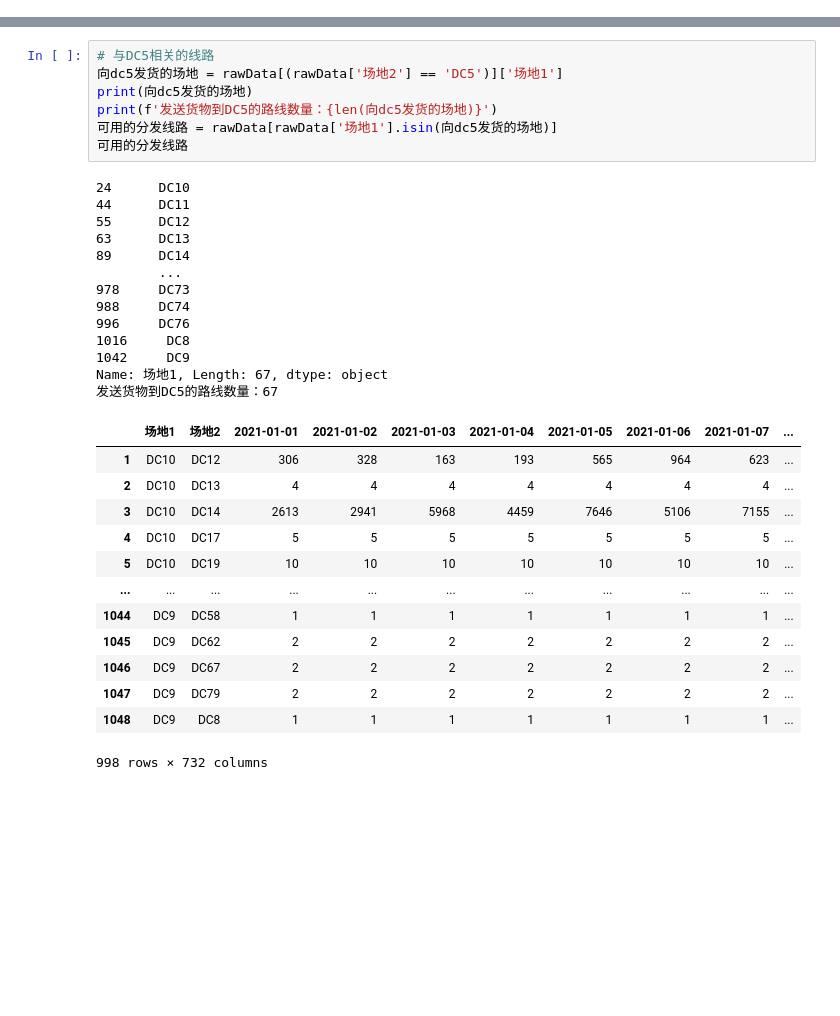
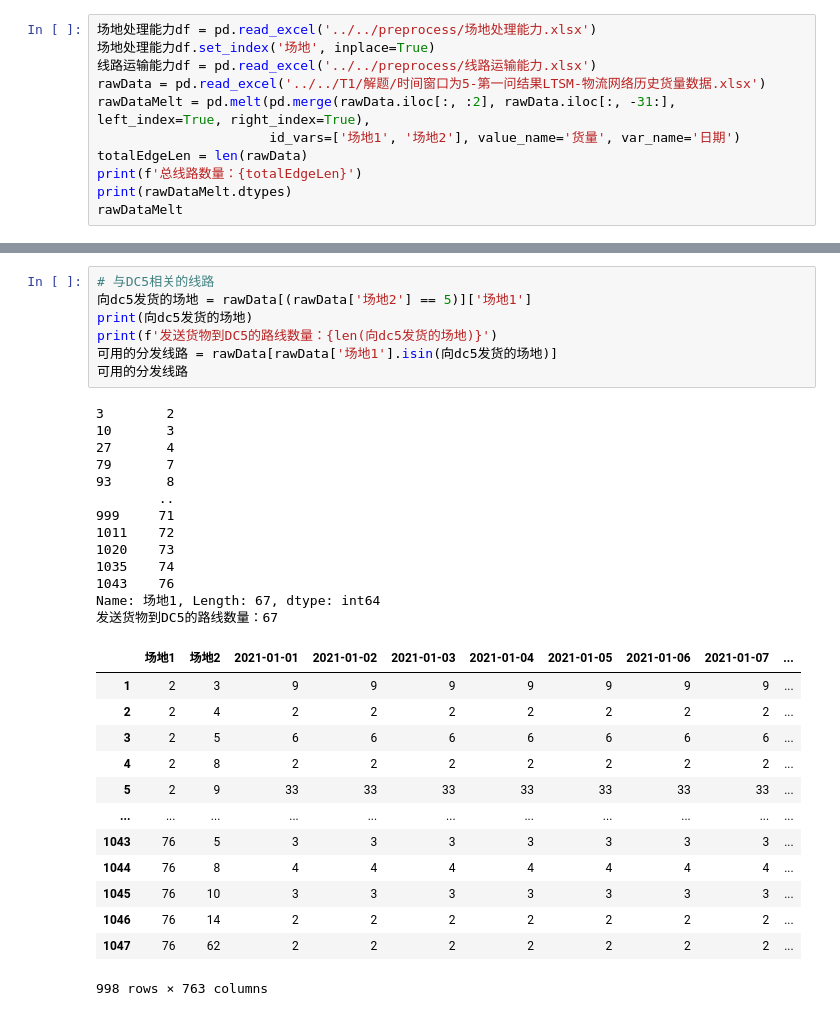
Before and after one commit to james-curtis/2023MathorCup-C, a Jupyter notebook: T2/解题/启发式搜索.ipynb, the cells around one changed output, grey strips where cells are left out. Cells and saved outputs as stored; diff of their text form; blank space fills up the shorter version.

```diff
--- a/T2/解题/启发式搜索.ipynb
+++ b/T2/解题/启发式搜索.ipynb
@@ -8,0 +8,11 @@ rawData = pd.read_excel('../../preprocess/左侧填充-物流网络历史货量
+# %%
+场地处理能力df = pd.read_excel('../../preprocess/场地处理能力.xlsx')
+场地处理能力df.set_index('场地', inplace=True)
+线路运输能力df = pd.read_excel('../../preprocess/线路运输能力.xlsx')
+rawData = pd.read_excel('../../T1/解题/时间窗口为5-第一问结果LTSM-物流网络历史货量数据.xlsx')
+rawDataMelt = pd.melt(pd.merge(rawData.iloc[:, :2], rawData.iloc[:, -31:], left_index=True, right_index=True),
+                      id_vars=['场地1', '场地2'], value_name='货量', var_name='日期')
+totalEdgeLen = len(rawData)
+print(f'总线路数量：{totalEdgeLen}')
+print(rawDataMelt.dtypes)
+rawDataMelt
@@ -9,34 +57,34 @@ rawData = pd.read_excel('../../preprocess/左侧填充-物流网络历史货量
 # %%
 # 与DC5相关的线路
-向dc5发货的场地 = rawData[(rawData['场地2'] == 'DC5')]['场地1']
+向dc5发货的场地 = rawData[(rawData['场地2'] == 5)]['场地1']
 print(向dc5发货的场地)
 print(f'发送货物到DC5的路线数量：{len(向dc5发货的场地)}')
 可用的分发线路 = rawData[rawData['场地1'].isin(向dc5发货的场地)]
 可用的分发线路
 # %% [output]
-24      DC10
-44      DC11
-55      DC12
-63      DC13
-89      DC14
-        ...
-978     DC73
-988     DC74
-996     DC76
-1016     DC8
-1042     DC9
-Name: 场地1, Length: 67, dtype: object
+3        2
+10       3
+27       4
+79       7
+93       8
+        ..
+999     71
+1011    72
+1020    73
+1035    74
+1043    76
+Name: 场地1, Length: 67, dtype: int64
 发送货物到DC5的路线数量：67
 |  | 场地1 | 场地2 | 2021-01-01 | 2021-01-02 | 2021-01-03 | 2021-01-04 | 2021-01-05 | 2021-01-06 | 2021-01-07 | ... |
-| 1 | DC10 | DC12 | 306 | 328 | 163 | 193 | 565 | 964 | 623 | ... |
-| 2 | DC10 | DC13 | 4 | 4 | 4 | 4 | 4 | 4 | 4 | ... |
-| 3 | DC10 | DC14 | 2613 | 2941 | 5968 | 4459 | 7646 | 5106 | 7155 | ... |
-| 4 | DC10 | DC17 | 5 | 5 | 5 | 5 | 5 | 5 | 5 | ... |
-| 5 | DC10 | DC19 | 10 | 10 | 10 | 10 | 10 | 10 | 10 | ... |
+| 1 | 2 | 3 | 9 | 9 | 9 | 9 | 9 | 9 | 9 | ... |
+| 2 | 2 | 4 | 2 | 2 | 2 | 2 | 2 | 2 | 2 | ... |
+| 3 | 2 | 5 | 6 | 6 | 6 | 6 | 6 | 6 | 6 | ... |
+| 4 | 2 | 8 | 2 | 2 | 2 | 2 | 2 | 2 | 2 | ... |
+| 5 | 2 | 9 | 33 | 33 | 33 | 33 | 33 | 33 | 33 | ... |
 | ... | ... | ... | ... | ... | ... | ... | ... | ... | ... | ... |
-| 1044 | DC9 | DC58 | 1 | 1 | 1 | 1 | 1 | 1 | 1 | ... |
-| 1045 | DC9 | DC62 | 2 | 2 | 2 | 2 | 2 | 2 | 2 | ... |
-| 1046 | DC9 | DC67 | 2 | 2 | 2 | 2 | 2 | 2 | 2 | ... |
-| 1047 | DC9 | DC79 | 2 | 2 | 2 | 2 | 2 | 2 | 2 | ... |
-| 1048 | DC9 | DC8 | 1 | 1 | 1 | 1 | 1 | 1 | 1 | ... |
+| 1043 | 76 | 5 | 3 | 3 | 3 | 3 | 3 | 3 | 3 | ... |
+| 1044 | 76 | 8 | 4 | 4 | 4 | 4 | 4 | 4 | 4 | ... |
+| 1045 | 76 | 10 | 3 | 3 | 3 | 3 | 3 | 3 | 3 | ... |
+| 1046 | 76 | 14 | 2 | 2 | 2 | 2 | 2 | 2 | 2 | ... |
+| 1047 | 76 | 62 | 2 | 2 | 2 | 2 | 2 | 2 | 2 | ... |
-998 rows × 732 columns
+998 rows × 763 columns
```
Also changed, not shown: parts of 12 cells of this notebook, 14 other files.
